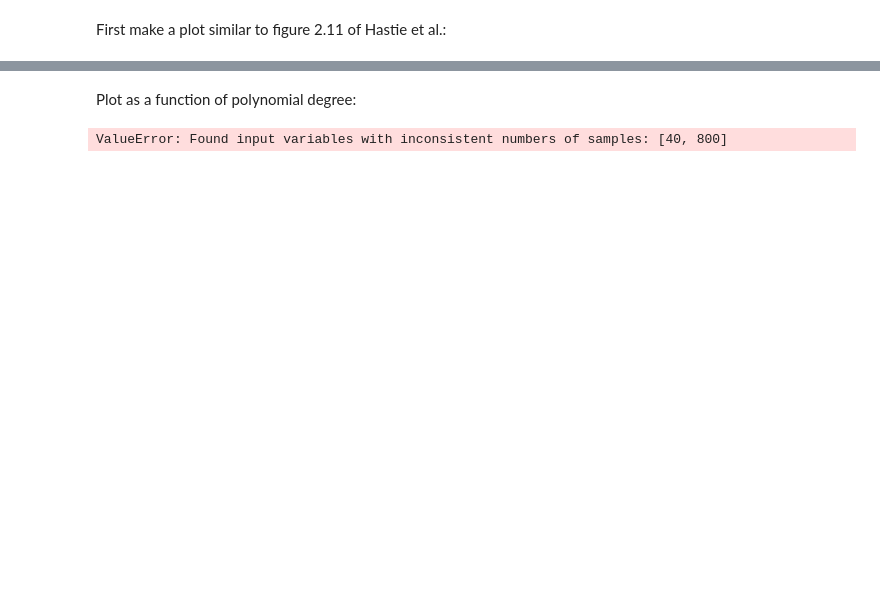
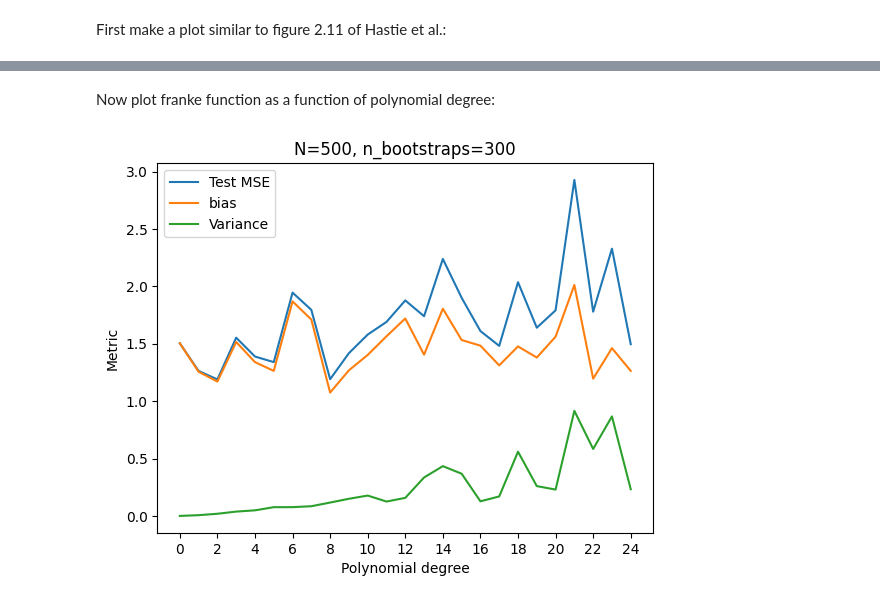
Before and after one commit to LassePladsen/FYS-STK3155-projects, a Jupyter notebook: project1/source_code/part_e_bias_variance_OLS.ipynb, the cells around one changed output, grey strips where cells are left out. Cells and saved outputs as stored; diff of their text form; code cells hidden in the pictures; blank space fills up the shorter version.

```diff
--- a/project1/source_code/part_e_bias_variance_OLS.ipynb
+++ b/project1/source_code/part_e_bias_variance_OLS.ipynb
@@ -6,6 +6,7 @@ from sklearn.model_selection import train_test_split
 from sklearn.preprocessing import StandardScaler
 from sklearn.utils import resample
 
+RNG_SEED = 2023
 
 def FrankeFunction(x, y):
     term1 = 0.75 * np.exp(-(0.25 * (9 * x - 2)**2) - 0.25 * ((9 * y - 2)**2))
@@ -32,10 +33,14 @@ def create_X(x, y, n):
 
     return X
 
+def MSE(y_actual, y_model):
+    """Returns the mean squared error of the two arrays."""
+    y_actual, y_model = y_actual.ravel(), y_model.ravel()  # flatten arrays
+    return np.mean((y_actual - y_model)**2)
+
 def MSE_bootstrap(y_actual, y_model):
     """Returns the mean squared error of the two arrays."""
     return np.mean(np.mean((y_actual - y_model)**2, axis=1, keepdims=True))
-
 
 def bias_bootstrap(y_actual, y_model):
     """Returns the bias of the two arrays."""
@@ -45,11 +50,6 @@ def bias_bootstrap(y_actual, y_model):
 def variance_bootstrap(y):
     """Returns the variance of the array"""
     return np.mean(np.var(y, axis=1, keepdims=True))
-
-# GLOBAL PARAMETERS
-N = 800  # number of data points
-n_bootstraps = 100  # no. bootstrap resamples
-noise_std = 1  # standard deviation for noise
 
 # Figure output directory
 RESULTS_DIR = Path("../results").resolve()
@@ -61,18 +61,6 @@ if not RESULTS_DIR.exists():
 
 if not FIGURES_DIR.exists():
     FIGURES_DIR.mkdir()
-
-# Create data set
-np.random.seed(2023)
-x = np.sort(np.random.uniform(0, 1, N))
-y = np.sort(np.random.uniform(0, 1, N))
-
-# Get franke function with noise
-noise = np.random.normal(0, noise_std, x.shape)
-z = FrankeFunction(x, y)# + noise
-
-# Initialize scaler
-scaler = StandardScaler()
 # %% [markdown]
 First make a plot similar to figure 2.11 of Hastie et al.:
 # %%
@@ -139,9 +108,26 @@ plt.savefig(FIGURES_DIR / "part_e_bias_variance_hastie.png")
 # %% [markdown]
-Plot as a function of polynomial degree:
+Now plot franke function as a function of polynomial degree:
+# %%
+# GLOBAL PARAMETERS
+N = 500  # number of data points
+n_bootstraps = 300  # no. bootstrap resamples
+noise_std = 1  # standard deviation for noise
+
+# Create data set
+x = np.sort(np.random.uniform(0, 1, N))
+y = np.sort(np.random.uniform(0, 1, N))
+
+# Get franke function with noise
+np.random.seed(RNG_SEED)
+noise = np.random.normal(0, noise_std, x.shape)
+z = FrankeFunction(x, y) + noise
+
+# Initialize scaler
+scaler = StandardScaler()
 # %%
 ######### BIAS-VARIANCE AS FUNCTION OF POLY. DEGREE #############
 # PARAMETERS
-maxdegree = 16  # max polynomial degree for plotting
+maxdegree = 25  # max polynomial degree for plotting
 
 # Init arrays
 degrees = np.arange(0, maxdegree, 1)
@@ -161,32 +147,32 @@ for degree in degrees:
     z_test = z_test.reshape(z_test.shape[0], 1)
 
     # Scale data
     scaler.fit(X_train)
     X_train_scaled = scaler.transform(X_train)
     X_test_scaled = scaler.transform(X_test)
 
     # Bootstrap resampling
     z_predict = np.empty((z_test.shape[0], n_bootstraps))
     for i in range(n_bootstraps):
         X_, z_ = resample(X_train_scaled, z_train)
 
         # OLS regression
         beta = np.linalg.pinv(X_.T @ X_) @ X_.T @ z_
         z_predict[:, i] = X_test_scaled @ beta
 
     # Store the MSE, bias, and variance
     mse_arr[degree] = MSE_bootstrap(z_test, z_predict)
     bias_arr[degree] = bias_bootstrap(z_test, z_predict)
     var_arr[degree] = variance_bootstrap(z_predict)
 
 plt.plot(degrees, mse_arr, label='Test MSE')
 plt.plot(degrees, bias_arr, label='bias')
 plt.plot(degrees, var_arr, label='Variance')
 plt.xlabel("Polynomial degree")
 plt.ylabel("Metric")
 plt.title(f"{N=}, {n_bootstraps=}")
-plt.xticks(degrees)
+plt.xticks(range(0, maxdegree, 2))
 plt.legend()
 plt.savefig(FIGURES_DIR / "part_e_mse_polydeg.png")
 # %% [output]
-ValueError: Found input variables with inconsistent numbers of samples: [40, 800]
+[figure, added]
```
Also changed, not shown: parts of 1 cell of this notebook, 2 other files.
